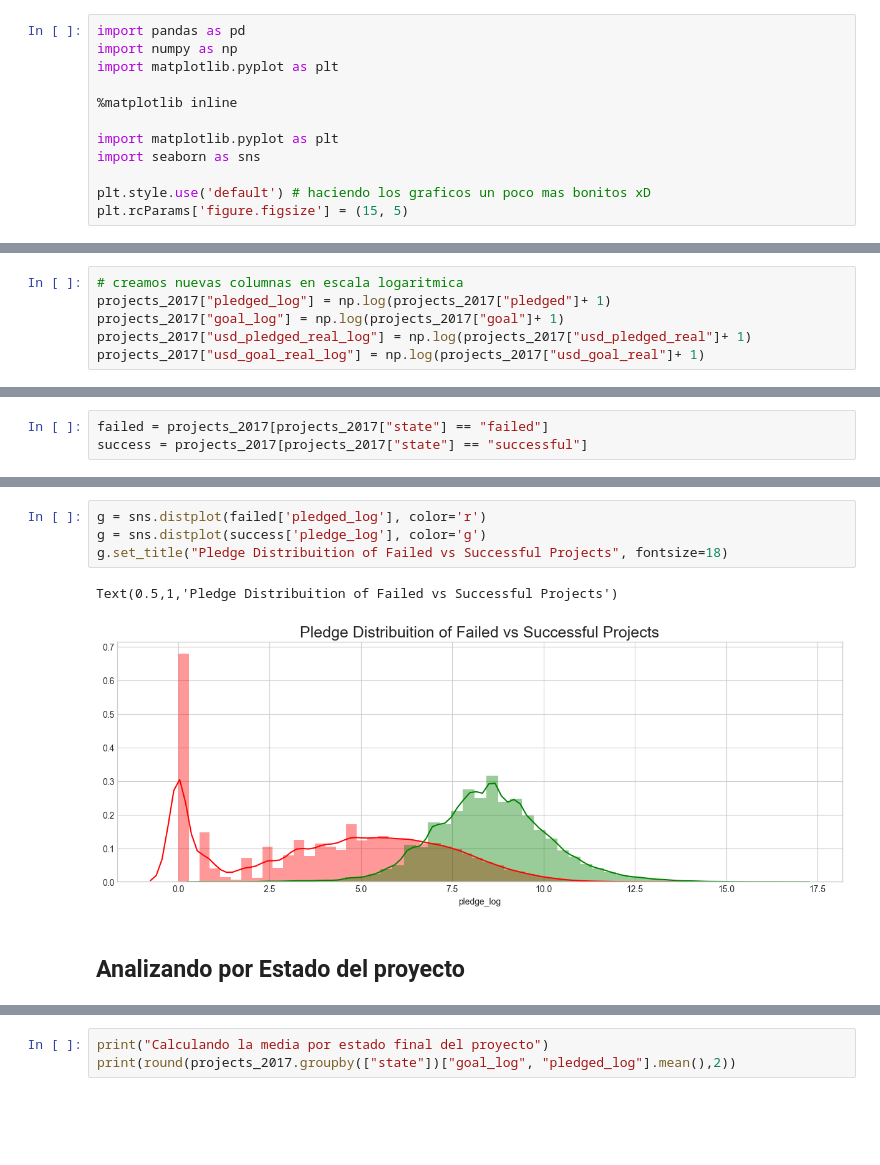
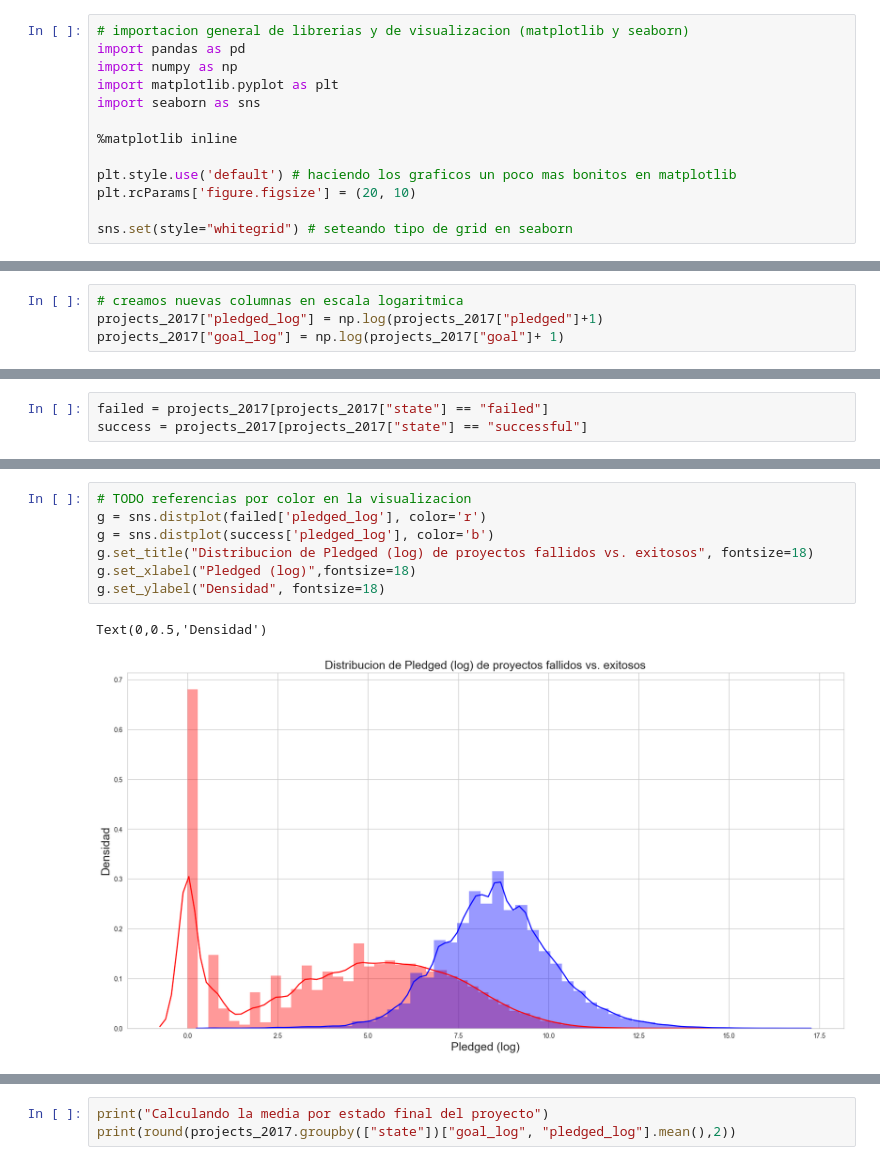
Before and after one commit to idontdomath/datos-exploratory-data-analysis, a Jupyter notebook: 2018-class02/01-kickstarter-projects.ipynb, the cells around one changed output, grey strips where cells are left out. Drawn from its saved outputs; the diff is of its cells as text; blank space fills up the shorter version.

```diff
--- a/2018-class02/01-kickstarter-projects.ipynb
+++ b/2018-class02/01-kickstarter-projects.ipynb
@@ -40,13 +40,14 @@ En general realizaremos el análisis del mismo sobre uno o varios Dataframes.
 - Concatenacion y Join (Merge) de data frames.
 # %%
+# importacion general de librerias y de visualizacion (matplotlib y seaborn)
 import pandas as pd
 import numpy as np
 import matplotlib.pyplot as plt
+import seaborn as sns
 
 %matplotlib inline
 
-import matplotlib.pyplot as plt
-import seaborn as sns
+plt.style.use('default') # haciendo los graficos un poco mas bonitos en matplotlib
+plt.rcParams['figure.figsize'] = (20, 10)
 
-plt.style.use('default') # haciendo los graficos un poco mas bonitos xD
-plt.rcParams['figure.figsize'] = (15, 5)
+sns.set(style="whitegrid") # seteando tipo de grid en seaborn
@@ -173,6 +256,4 @@ projects_2017.describe()
 # %%
 # creamos nuevas columnas en escala logaritmica
-projects_2017["pledged_log"] = np.log(projects_2017["pledged"]+ 1)
+projects_2017["pledged_log"] = np.log(projects_2017["pledged"]+1)
 projects_2017["goal_log"] = np.log(projects_2017["goal"]+ 1)
-projects_2017["usd_pledged_real_log"] = np.log(projects_2017["usd_pledged_real"]+ 1)
-projects_2017["usd_goal_real_log"] = np.log(projects_2017["usd_goal_real"]+ 1)
@@ -224,9 +340,10 @@ Text(0.5,1,'Goal Distribuition of Failed vs Successful Projects')
 # %%
+# TODO referencias por color en la visualizacion
 g = sns.distplot(failed['pledged_log'], color='r')
-g = sns.distplot(success['pledge_log'], color='g')
-g.set_title("Pledge Distribuition of Failed vs Successful Projects", fontsize=18)
+g = sns.distplot(success['pledged_log'], color='b')
+g.set_title("Distribucion de Pledged (log) de proyectos fallidos vs. exitosos", fontsize=18)
+g.set_xlabel("Pledged (log)",fontsize=18)
+g.set_ylabel("Densidad", fontsize=18)
 # %% [output]
-Text(0.5,1,'Pledge Distribuition of Failed vs Successful Projects')
+Text(0,0.5,'Densidad')
-[figure, old version]
+[figure, new version]
-# %% [markdown]
-## Analizando por Estado del proyecto
```
Also changed, not shown: parts of 96 cells of this notebook, 1 other file.
